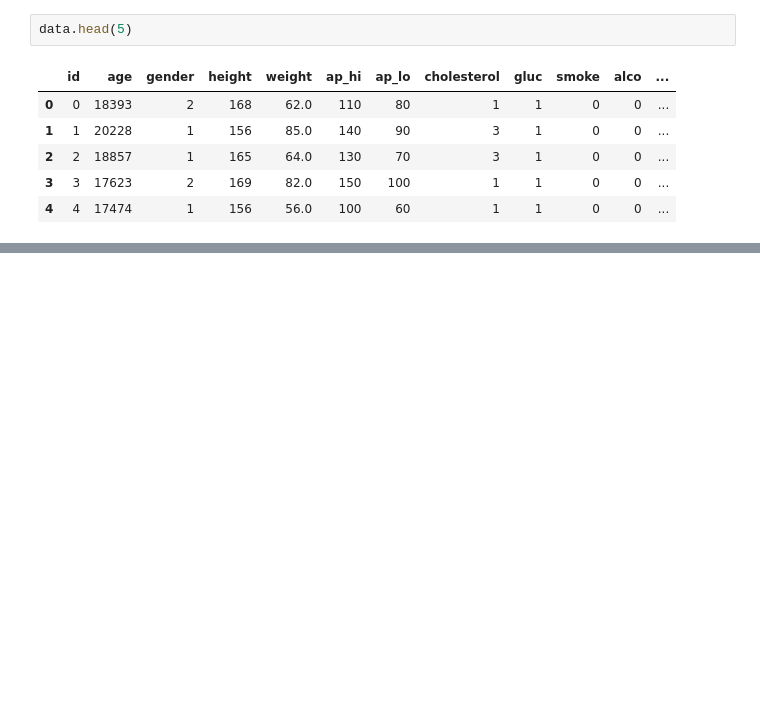
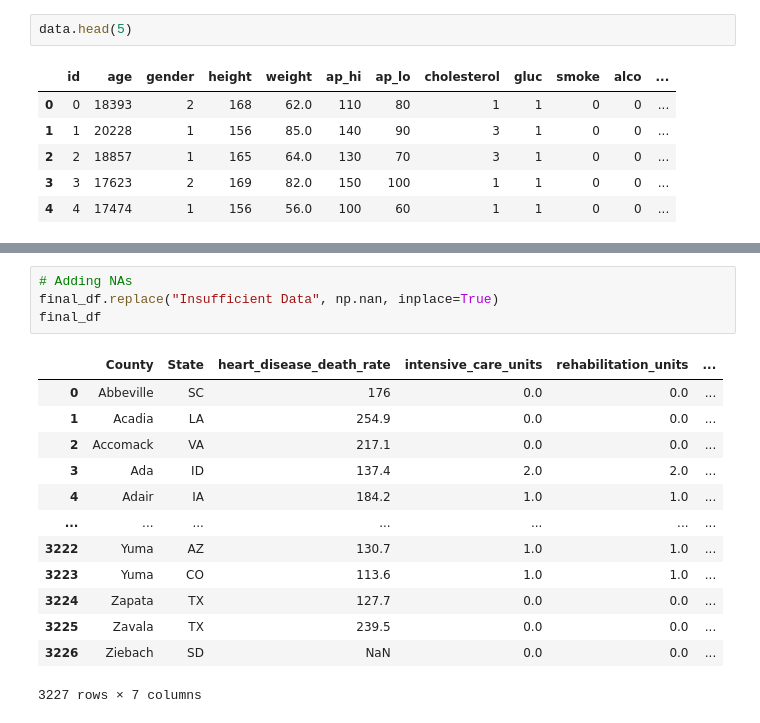
Before and after one commit to kevinwguo/216Project, a Jupyter notebook: Prototype.ipynb, the cells around one changed output, grey strips where cells are left out. Drawn from its saved outputs; the diff is of its cells as text; blank space fills up the shorter version.

```diff
--- a/Prototype.ipynb
+++ b/Prototype.ipynb
@@ -29,0 +50,18 @@ heart_disease.head(5)
+# %%
+# Adding NAs
+final_df.replace("Insufficient Data", np.nan, inplace=True)
+final_df
+# %% [output]
+|  | County | State | heart_disease_death_rate | intensive_care_units | rehabilitation_units | ... |
+| 0 | Abbeville | SC | 176 | 0.0 | 0.0 | ... |
+| 1 | Acadia | LA | 254.9 | 0.0 | 0.0 | ... |
+| 2 | Accomack | VA | 217.1 | 0.0 | 0.0 | ... |
+| 3 | Ada | ID | 137.4 | 2.0 | 2.0 | ... |
+| 4 | Adair | IA | 184.2 | 1.0 | 1.0 | ... |
+| ... | ... | ... | ... | ... | ... | ... |
+| 3222 | Yuma | AZ | 130.7 | 1.0 | 1.0 | ... |
+| 3223 | Yuma | CO | 113.6 | 1.0 | 1.0 | ... |
+| 3224 | Zapata | TX | 127.7 | 0.0 | 0.0 | ... |
+| 3225 | Zavala | TX | 239.5 | 0.0 | 0.0 | ... |
+| 3226 | Ziebach | SD | NaN | 0.0 | 0.0 | ... |
+3227 rows × 7 columns
```
Also changed, not shown: parts of 7 cells of this notebook, 5 other files.
